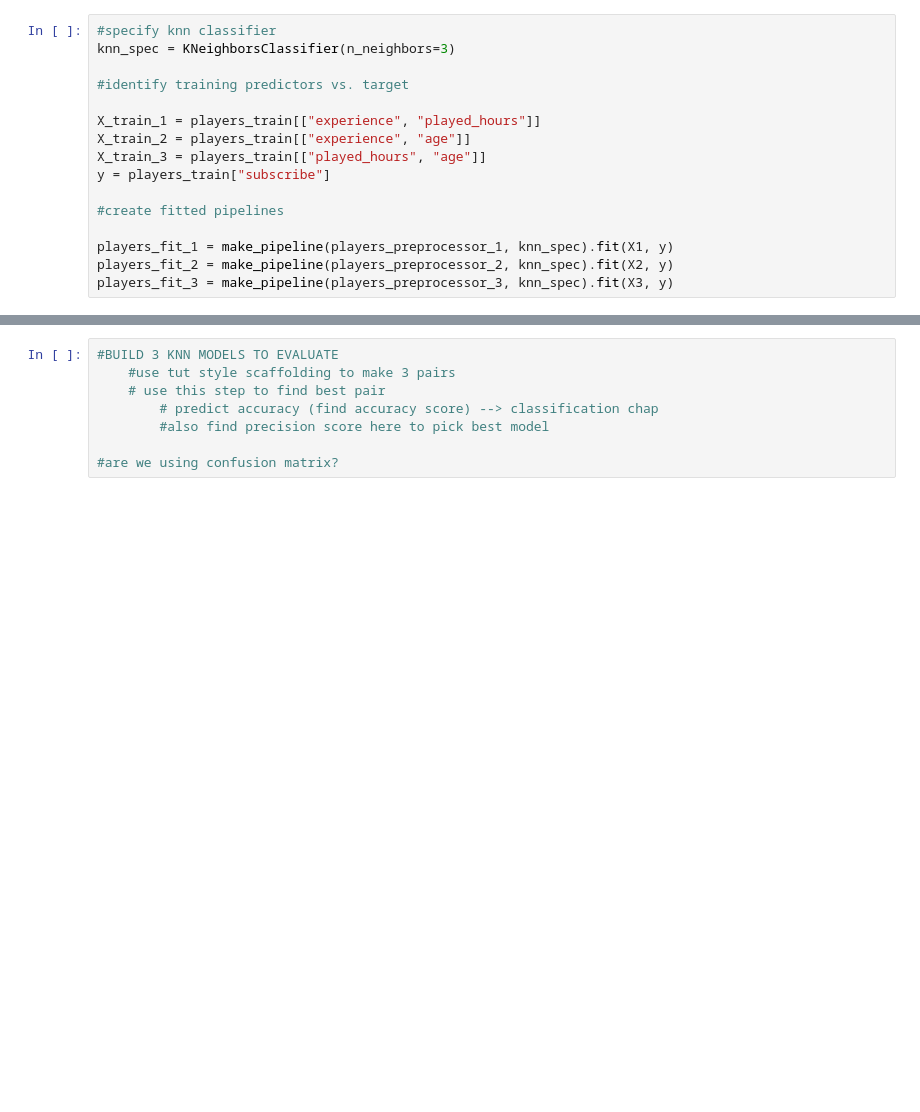
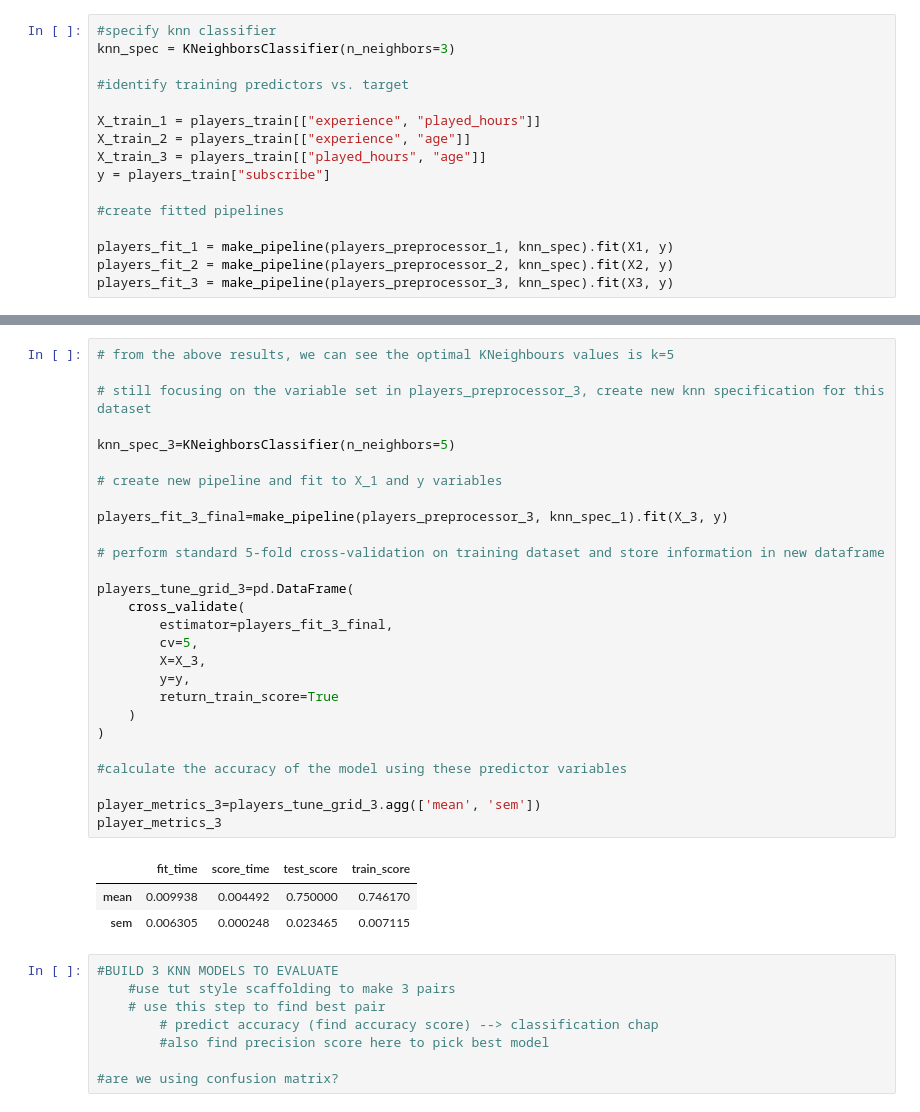
Before and after one commit to nanciewu/DSCI-100-2025-WT1-Group-8, a Jupyter notebook: Final Report.ipynb, the cells around one changed output, grey strips where cells are left out. Saved outputs shown, nothing was run; the diff lists cells and outputs as text; blank space fills up the shorter version.

```diff
--- a/Final Report.ipynb
+++ b/Final Report.ipynb
@@ -290,3 +363,34 @@ NameError: name 'train_df' is not defined
+# %%
+# from the above results, we can see the optimal KNeighbours values is k=5
+
+# still focusing on the variable set in players_preprocessor_3, create new knn specification for this dataset
+
+knn_spec_3=KNeighborsClassifier(n_neighbors=5)
+
+# create new pipeline and fit to X_1 and y variables
+
+players_fit_3_final=make_pipeline(players_preprocessor_3, knn_spec_1).fit(X_3, y)
+
+# perform standard 5-fold cross-validation on training dataset and store information in new dataframe
+
+players_tune_grid_3=pd.DataFrame(
+    cross_validate(
+        estimator=players_fit_3_final,
+        cv=5,
+        X=X_3,
+        y=y,
+        return_train_score=True
+    )
+)
+
+#calculate the accuracy of the model using these predictor variables
+
+player_metrics_3=players_tune_grid_3.agg(['mean', 'sem'])
+player_metrics_3
+# %% [output]
+|  | fit_time | score_time | test_score | train_score |
+| mean | 0.009938 | 0.004492 | 0.750000 | 0.746170 |
+| sem | 0.006305 | 0.000248 | 0.023465 | 0.007115 |
 # %%
 #BUILD 3 KNN MODELS TO EVALUATE
     #use tut style scaffolding to make 3 pairs
```
Also changed, not shown: parts of 5 cells of this notebook.
